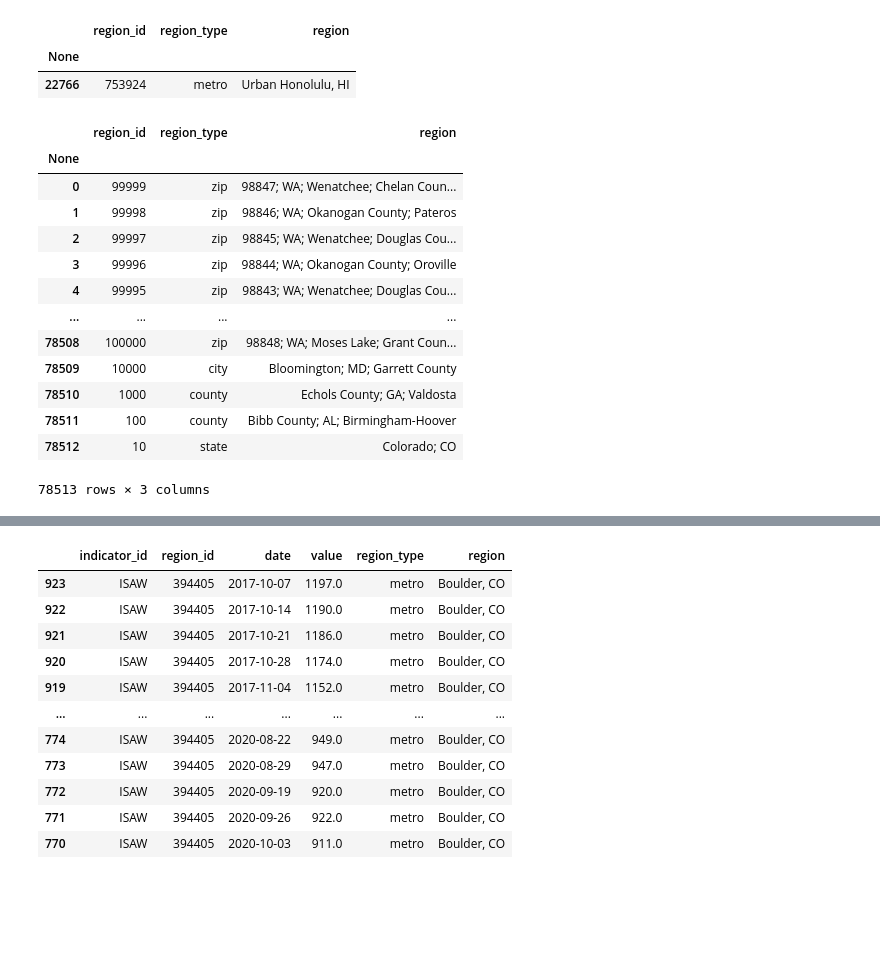
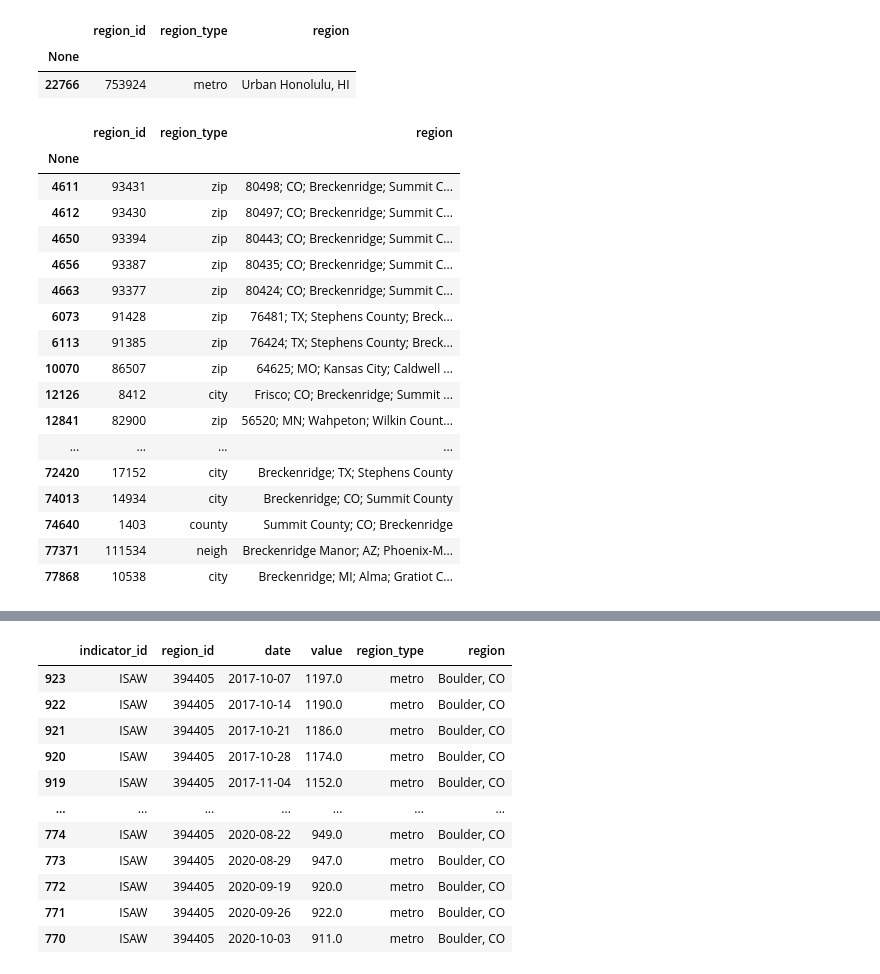
Before and after one commit to binetala/The_Very_Best_Team, a Jupyter notebook: Petey/quandl_save.ipynb, the cells around one changed output, grey strips where cells are left out. Saved outputs shown, nothing was run; the diff lists cells and outputs as text; code cells hidden in the pictures; blank space fills up the shorter version.

```diff
--- a/Petey/quandl_save.ipynb
+++ b/Petey/quandl_save.ipynb
@@ -141,23 +126,27 @@ data3.loc[data3['region_id']=='753924']
 |  | region_id | region_type | region |
 | None |  |  |  |
 | 22766 | 753924 | metro | Urban Honolulu, HI |
-# %%
-data3
-# %% [output]
-|  | region_id | region_type | region |
-| None |  |  |  |
-| 0 | 99999 | zip | 98847; WA; Wenatchee; Chelan Coun... |
-| 1 | 99998 | zip | 98846; WA; Okanogan County; Pateros |
-| 2 | 99997 | zip | 98845; WA; Wenatchee; Douglas Cou... |
-| 3 | 99996 | zip | 98844; WA; Okanogan County; Oroville |
-| 4 | 99995 | zip | 98843; WA; Wenatchee; Douglas Cou... |
-| ... | ... | ... | ... |
-| 78508 | 100000 | zip | 98848; WA; Moses Lake; Grant Coun... |
-| 78509 | 10000 | city | Bloomington; MD; Garrett County |
-| 78510 | 1000 | county | Echols County; GA; Valdosta |
-| 78511 | 100 | county | Bibb County; AL; Birmingham-Hoover |
-| 78512 | 10 | state | Colorado; CO |
-78513 rows × 3 columns
+# %%
+data3.loc[data3['region'].str.contains('Breckenridge')]
+# %% [output]
+|  | region_id | region_type | region |
+| None |  |  |  |
+| 4611 | 93431 | zip | 80498; CO; Breckenridge; Summit C... |
+| 4612 | 93430 | zip | 80497; CO; Breckenridge; Summit C... |
+| 4650 | 93394 | zip | 80443; CO; Breckenridge; Summit C... |
+| 4656 | 93387 | zip | 80435; CO; Breckenridge; Summit C... |
+| 4663 | 93377 | zip | 80424; CO; Breckenridge; Summit C... |
+| 6073 | 91428 | zip | 76481; TX; Stephens County; Breck... |
+| 6113 | 91385 | zip | 76424; TX; Stephens County; Breck... |
+| 10070 | 86507 | zip | 64625; MO; Kansas City; Caldwell ... |
+| 12126 | 8412 | city | Frisco; CO; Breckenridge; Summit ... |
+| 12841 | 82900 | zip | 56520; MN; Wahpeton; Wilkin Count... |
+| ... | ... | ... | ... |
+| 72420 | 17152 | city | Breckenridge; TX; Stephens County |
+| 74013 | 14934 | city | Breckenridge; CO; Summit County |
+| 74640 | 1403 | county | Summit County; CO; Breckenridge |
+| 77371 | 111534 | neigh | Breckenridge Manor; AZ; Phoenix-M... |
+| 77868 | 10538 | city | Breckenridge; MI; Alma; Gratiot C... |
 # %%
 z1br= quandl.get_table('Zillow/Data', api_key=quandl_key, indicator_id = 'Z1BR', paginate=True, region_id = co_region_ids)
 z1br
```
Also changed, not shown: parts of 6 cells of this notebook.
